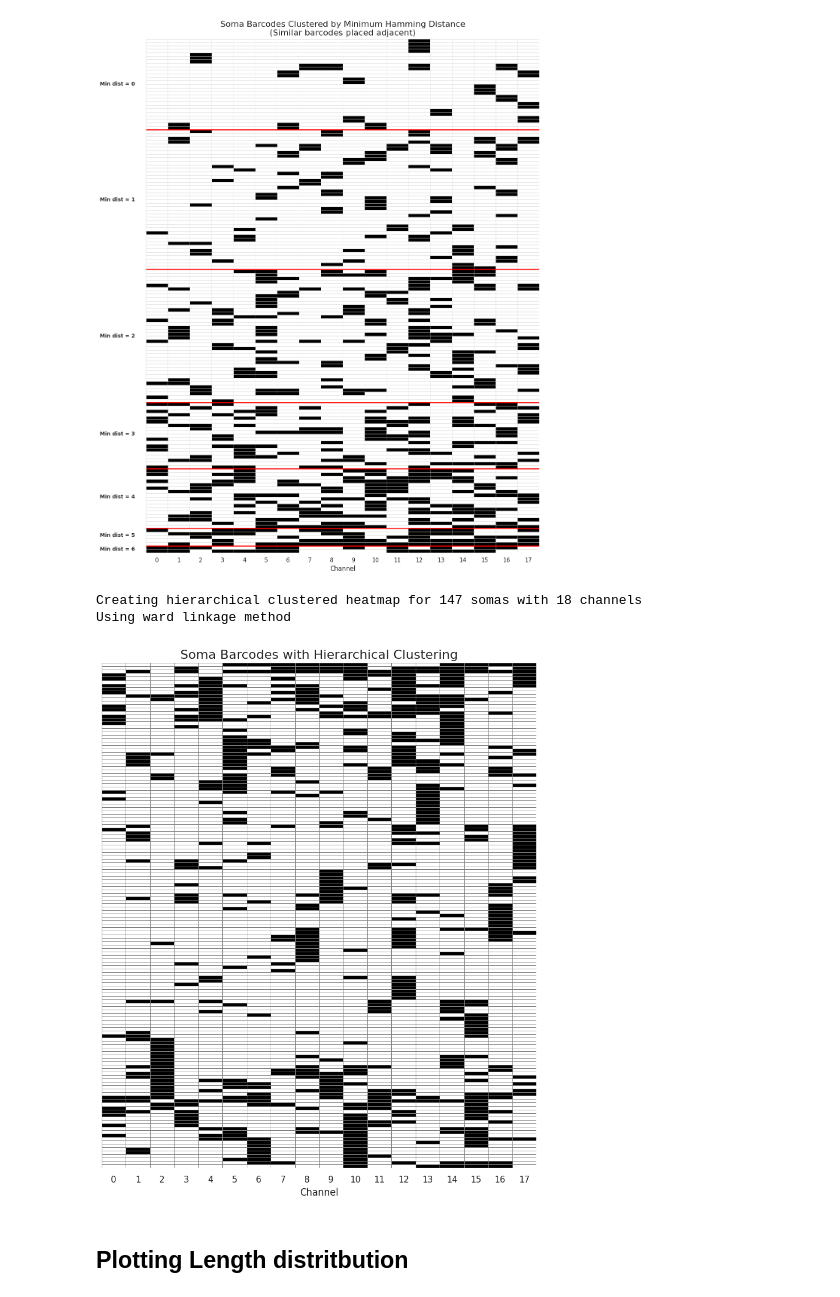
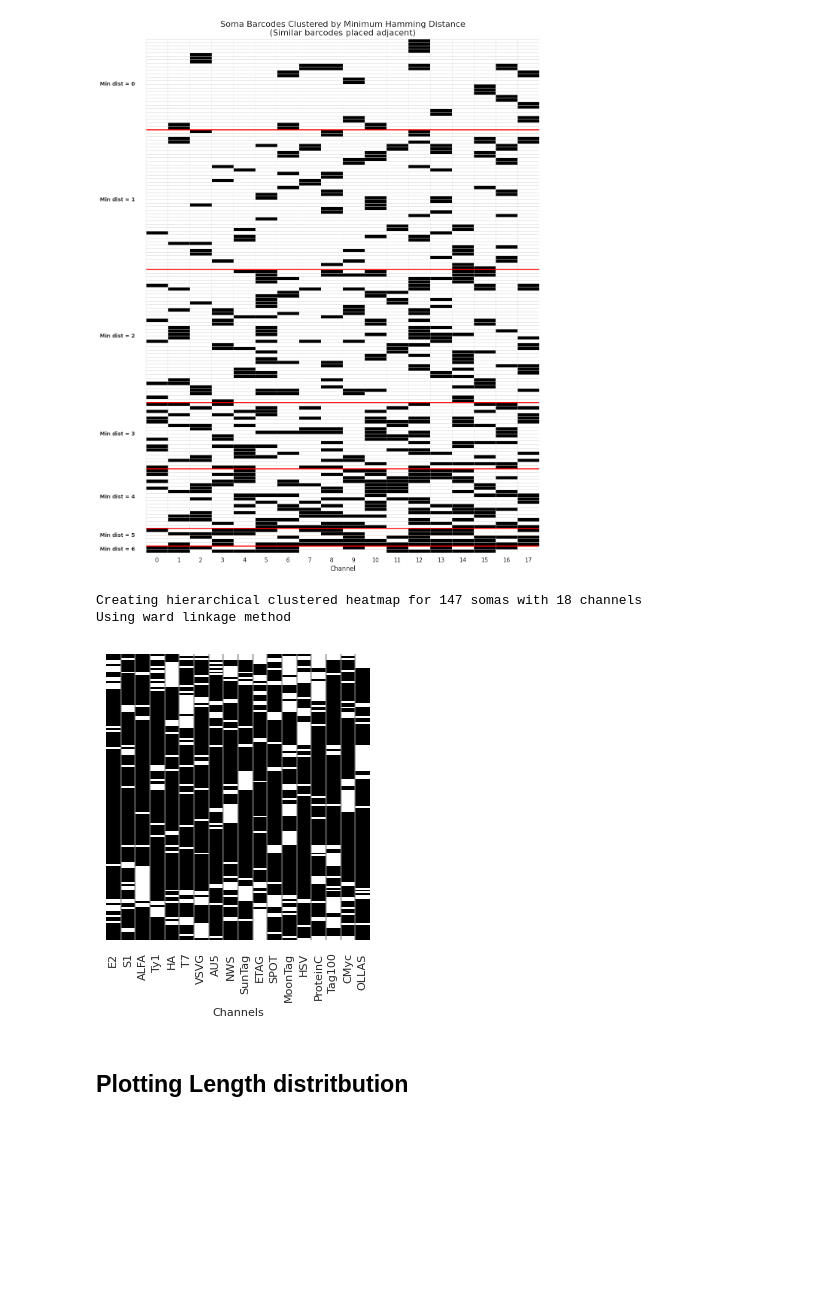
Before and after one commit to e11bio/Preprint-Barcode-Analysis, a Jupyter notebook: soma-analysis.ipynb, the cells around one changed output. Saved outputs shown, nothing was run; the diff lists cells and outputs as text; code cells hidden in the pictures; blank space fills up the shorter version.

Commit message:
epitope_distribution plot script

```diff
--- a/soma-analysis.ipynb
+++ b/soma-analysis.ipynb
@@ -989,53 +893,75 @@ def create_hierarchical_clustered_heatmap(soma_barcodes, method=None, output_pat
     clustered_barcodes = soma_barcodes[cluster_order]
 
     # Create figure for the heatmap only
-    fig, ax_heatmap = plt.subplots(figsize=(8, 10))
+    fig, ax_heatmap = plt.subplots(figsize=(3, 4))
 
-    # Plot the heatmap with grid lines
-    sns.heatmap(clustered_barcodes, ax=ax_heatmap, cmap='binary',
+    # Plot the heatmap with inverted colors (binary_r) and no grid lines
+    ax = sns.heatmap(clustered_barcodes, ax=ax_heatmap, cmap='binary_r',
                 yticklabels=False, cbar=False, vmin=0, vmax=1,
-                linewidths=0.5, linecolor='grey')  # Add grey grid lines
+                linewidths=0, linecolor='white')  # Removed grid by setting linewidths=0
 
-    # Set x-axis labels for the channels
+    # Set x-axis labels for the target channels with simplified names
+    channel_names = ['E2', 'S1', 'ALFA', 'Ty1', 'HA', 'T7',
+                     'VSVG', 'AU5', 'NWS', 'SunTag', 'ETAG',
+                     'SPOT', 'MoonTag', 'HSV', 'ProteinC',
+                     'Tag100', 'CMyc', 'OLLAS']
     ax_heatmap.set_xticks(np.arange(n_channels) + 0.5)
-    ax_heatmap.set_xticklabels(range(n_channels))
-    ax_heatmap.set_xlabel('Channel')
+    ax_heatmap.set_xticklabels(channel_names, rotation=90, fontsize=8)
+    ax_heatmap.set_xlabel('Channels', fontsize=8)
 
-    plt.title('Soma Barcodes with Hierarchical Clustering', fontsize=16)
+    ax_heatmap.set_ylabel('Somas')
+
+    # Add vertical grey lines between columns
+    for i in range(1, n_channels):
+        ax_heatmap.axvline(x=i, color='grey', linestyle='-', linewidth=1.5, alpha=0.5)
+
+    ax.grid(False)
+
+
+    # plt.title('Soma Barcodes with Hierarchical Clustering', fontsize=16)
     plt.tight_layout()
 
 
     return fig, ax_heatmap
 
 
 # Create the hierarchical clustered heatmap with average linkage (recommended default)
 fig, ax_heatmap = create_hierarchical_clustered_heatmap(
     soma_barcodes,
     method='ward',
     output_path="soma_hierarchical_clustering.png"
 )
 
 
 # Display the figure
 plt.show()
 
 
+
+
 # Uncomment these lines to try different linkage methods
 # Methods: 'single', 'complete', 'average', 'ward'
 
 # methods = ['single', 'complete', 'average', 'ward']
 # for method in methods:
 #     print(f"\nTrying {method} linkage method...")
 #     fig, _ = create_hierarchical_clustered_heatmap(
 #         soma_barcodes,
 #         method=method,
 #         output_path=f"soma_hierarchical_clustering_{method}.png"
 #     )
 #     plt.close(fig)  # Close the figure to avoid showing all at once
+
+
+# remove grid lines
+# try to show dendogram with clustering
+
+
+# text size 8
 # %% [output]
 Creating hierarchical clustered heatmap for 147 somas with 18 channels
 Using ward linkage method
-[figure, old version]
+[figure, new version]
 # %% [markdown]
 ## Plotting Length distritbution
 # %%
```
Also changed, not shown: parts of 1 cell of this notebook, 7 other files.
